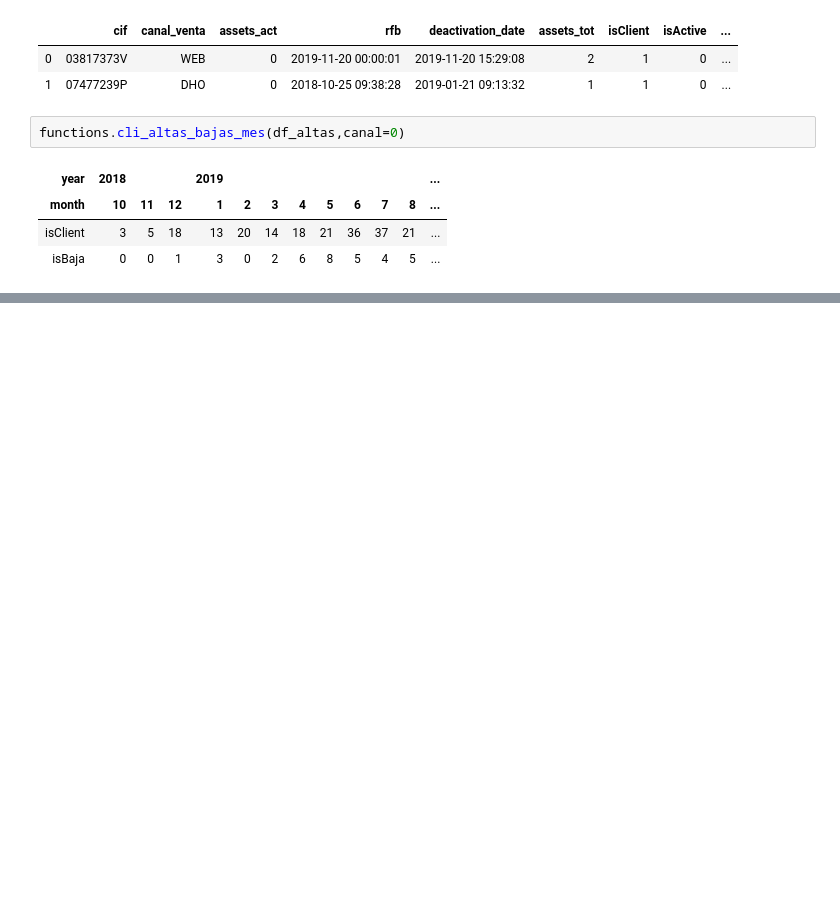
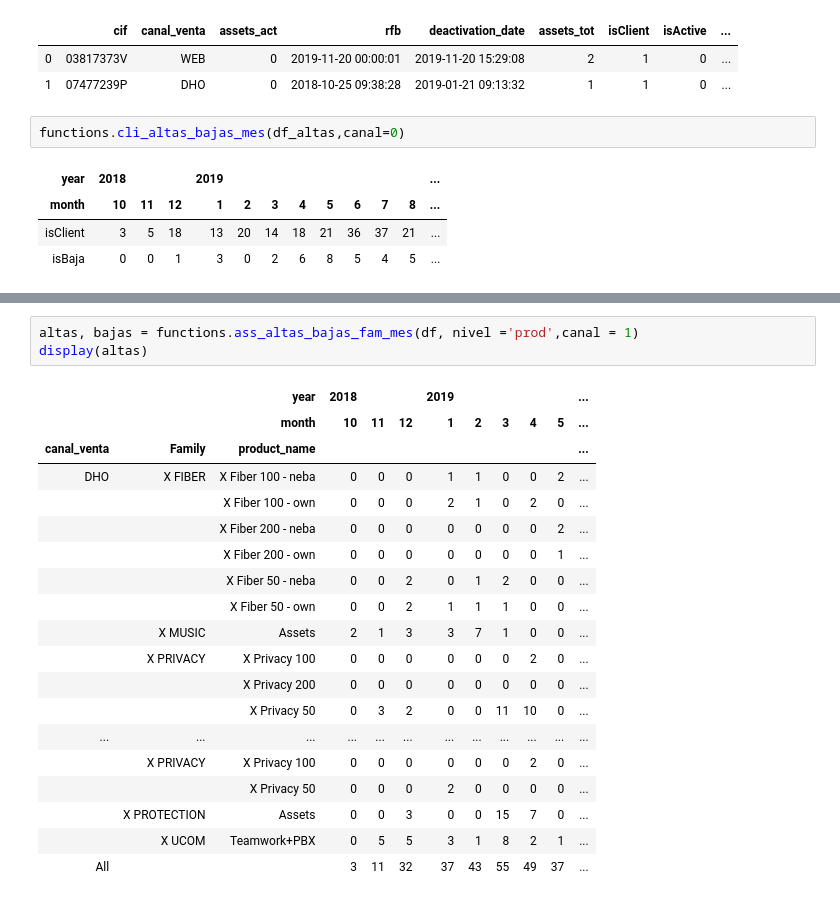
Before and after one commit to mariaadradosr/PyCartera, a Jupyter notebook: Final_PyCartera.ipynb, the cells around one changed output, grey strips where cells are left out. Drawn from its saved outputs; the diff is of its cells as text; blank space fills up the shorter version.

Commit message:
product level functions added

```diff
--- a/Final_PyCartera.ipynb
+++ b/Final_PyCartera.ipynb
@@ -104,0 +120,23 @@ functions.cli_altas_bajas_mes(df_altas,canal=0)
+# %%
+altas, bajas = functions.ass_altas_bajas_fam_mes(df, nivel ='prod',canal = 1)
+display(altas)
+# %% [output]
+|  |  | year | 2018 |  |  | 2019 |  |  |  |  | ... |
+|  |  | month | 10 | 11 | 12 | 1 | 2 | 3 | 4 | 5 | ... |
+| canal_venta | Family | product_name |  |  |  |  |  |  |  |  | ... |
+| DHO | X FIBER | X Fiber 100 - neba | 0 | 0 | 0 | 1 | 1 | 0 | 0 | 2 | ... |
+|  |  | X Fiber 100 - own | 0 | 0 | 0 | 2 | 1 | 0 | 2 | 0 | ... |
+|  |  | X Fiber 200 - neba | 0 | 0 | 0 | 0 | 0 | 0 | 0 | 2 | ... |
+|  |  | X Fiber 200 - own | 0 | 0 | 0 | 0 | 0 | 0 | 0 | 1 | ... |
+|  |  | X Fiber 50 - neba | 0 | 0 | 2 | 0 | 1 | 2 | 0 | 0 | ... |
+|  |  | X Fiber 50 - own | 0 | 0 | 2 | 1 | 1 | 1 | 0 | 0 | ... |
+|  | X MUSIC | Assets | 2 | 1 | 3 | 3 | 7 | 1 | 0 | 0 | ... |
+|  | X PRIVACY | X Privacy 100 | 0 | 0 | 0 | 0 | 0 | 0 | 2 | 0 | ... |
+|  |  | X Privacy 200 | 0 | 0 | 0 | 0 | 0 | 0 | 0 | 0 | ... |
+|  |  | X Privacy 50 | 0 | 3 | 2 | 0 | 0 | 11 | 10 | 0 | ... |
+| ... | ... | ... | ... | ... | ... | ... | ... | ... | ... | ... | ... |
+|  | X PRIVACY | X Privacy 100 | 0 | 0 | 0 | 0 | 0 | 0 | 2 | 0 | ... |
+|  |  | X Privacy 50 | 0 | 0 | 0 | 2 | 0 | 0 | 0 | 0 | ... |
+|  | X PROTECTION | Assets | 0 | 0 | 3 | 0 | 0 | 15 | 7 | 0 | ... |
+|  | X UCOM | Teamwork+PBX | 0 | 5 | 5 | 3 | 1 | 8 | 2 | 1 | ... |
+| All |  |  | 3 | 11 | 32 | 37 | 43 | 55 | 49 | 37 | ... |
```
Also changed, not shown: parts of 2 cells of this notebook, 1 other file.
